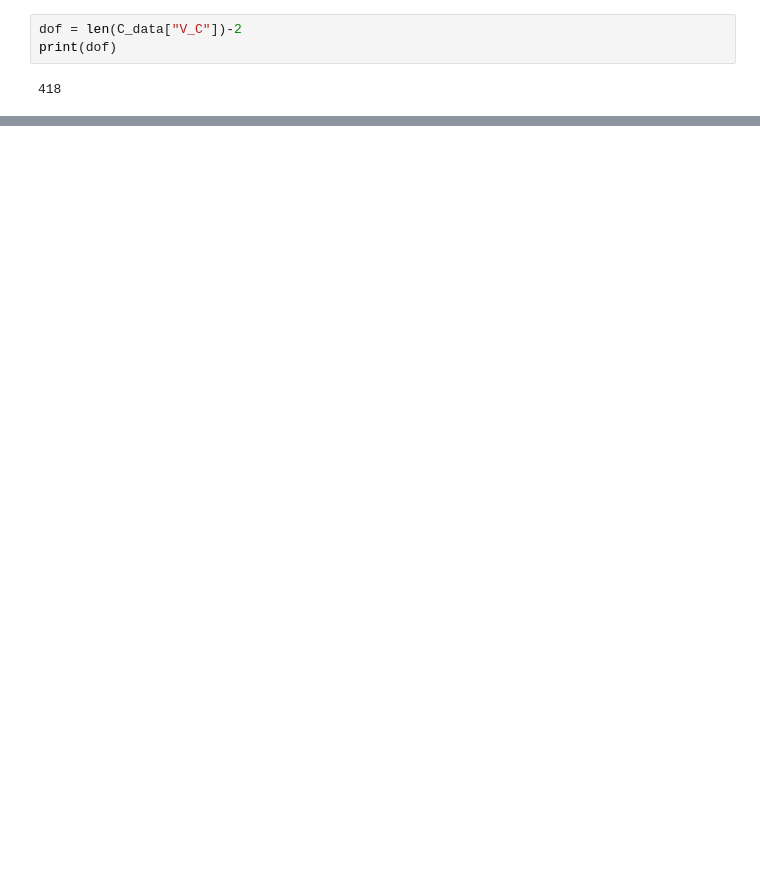
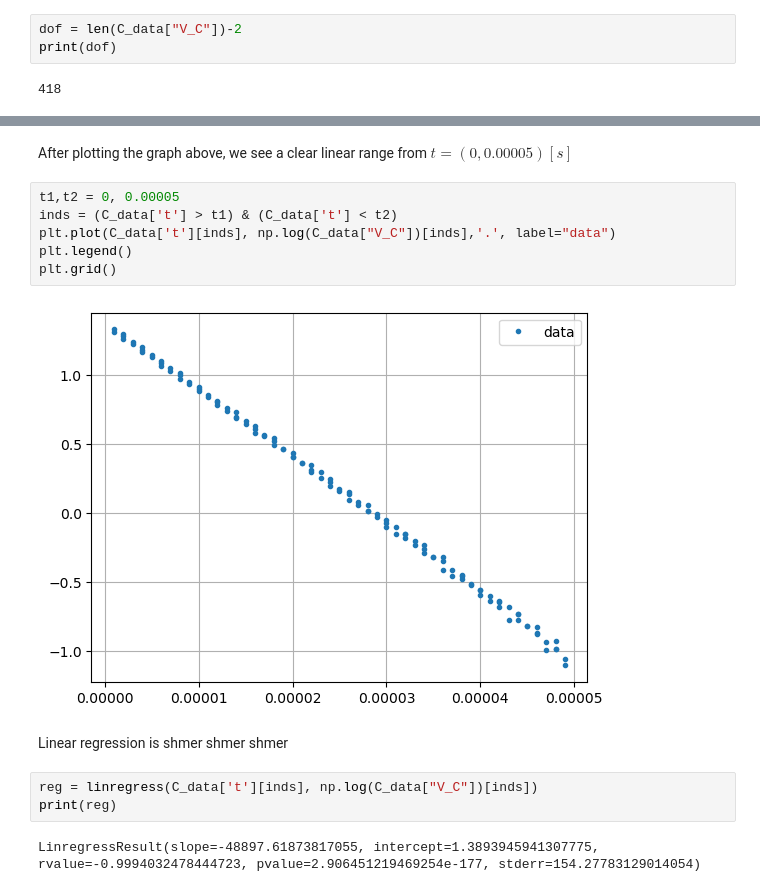
Before and after one commit to AlexanderFurman/Physics-2-Lab, a Jupyter notebook: src/data_analysis.ipynb, the cells around one changed output, grey strips where cells are left out. Cells and saved outputs as stored; diff of their text form; blank space fills up the shorter version.

```diff
--- a/src/data_analysis.ipynb
+++ b/src/data_analysis.ipynb
@@ -161,0 +180,17 @@ print(dof)
+# %% [markdown]
+After plotting the graph above, we see a clear linear range from $t = (0,0.00005) [s]$
+# %%
+t1,t2 = 0, 0.00005
+inds = (C_data['t'] > t1) & (C_data['t'] < t2)
+plt.plot(C_data['t'][inds], np.log(C_data["V_C"])[inds],'.', label="data")
+plt.legend()
+plt.grid()
+# %% [output]
+[figure, added]
+# %% [markdown]
+Linear regression is shmer shmer shmer
+# %%
+reg = linregress(C_data['t'][inds], np.log(C_data["V_C"])[inds])
+print(reg)
+# %% [output]
+LinregressResult(slope=-48897.61873817055, intercept=1.3893945941307775, rvalue=-0.9994032478444723, pvalue=2.906451219469254e-177, stderr=154.27783129014054)
```
Also changed, not shown: parts of 5 cells of this notebook.
